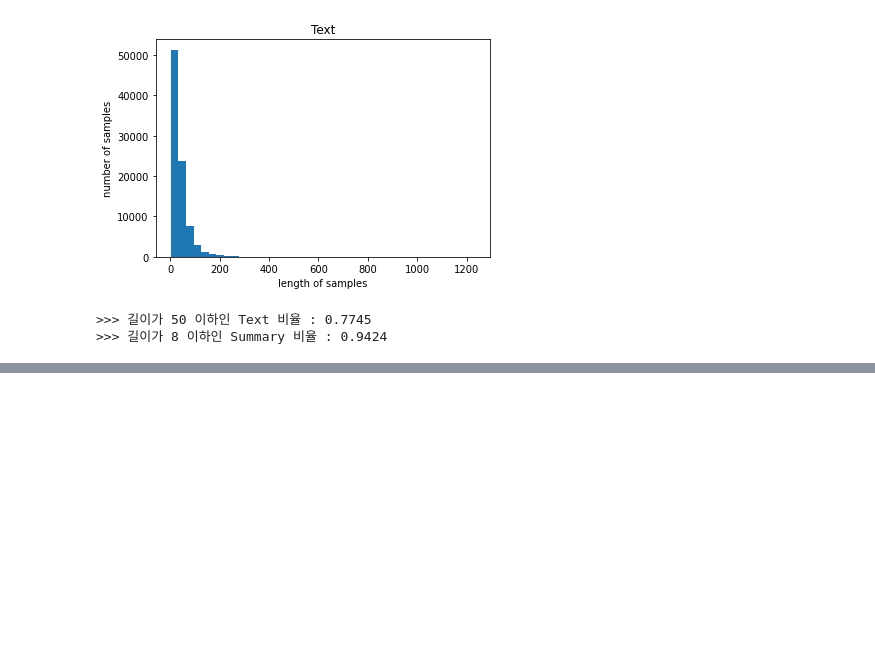
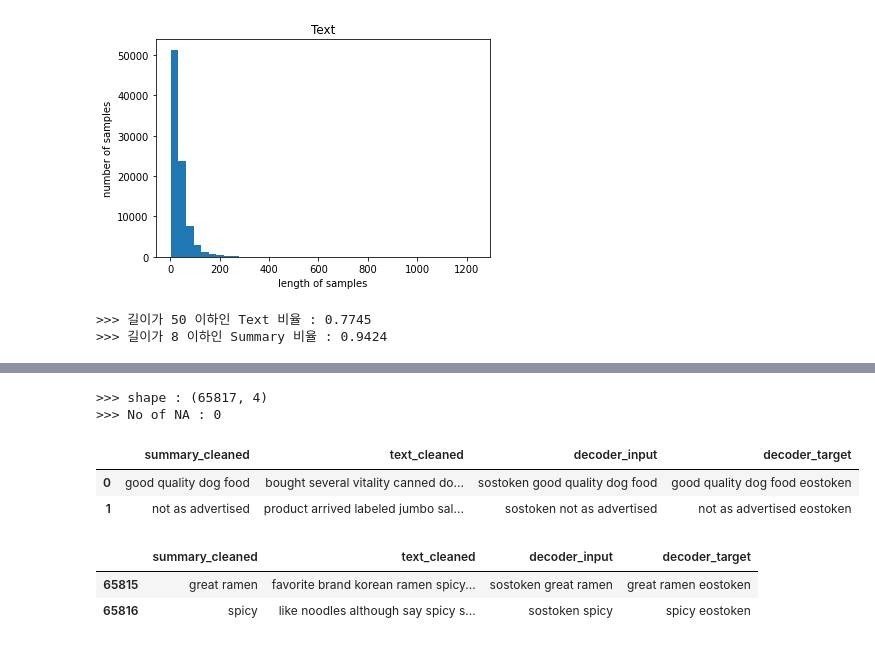
Before and after one commit to sam351/TIL2021, a Jupyter notebook: wikidocs-nlp-deeplearning/19-01_Text-Summarization-with-Attention.ipynb, the cells around one changed output, grey strips where cells are left out. Drawn from its saved outputs; the diff is of its cells as text; code cells hidden in the pictures; blank space fills up the shorter version.

Commit message:
Modify 19-01_Text-Summarization-with-Attention.ipynb
- Modify 1. 데이터 준비 (Prepare data)
  - Initialize train data for seq2seq model

```diff
--- a/wikidocs-nlp-deeplearning/19-01_Text-Summarization-with-Attention.ipynb
+++ b/wikidocs-nlp-deeplearning/19-01_Text-Summarization-with-Attention.ipynb
@@ -217,0 +217,20 @@ show_table(data)
+# %%
+# add special tokens for seq2seq model
+data['decoder_input'] = 'sostoken ' + data['summary_cleaned']
+data['decoder_target'] = data['summary_cleaned'] + ' eostoken'
+
+# initialize train data for seq2seq model
+encoder_input = data['text_cleaned'].values
+decoder_input = data['decoder_input'].values
+decoder_target = data['decoder_target'].values
+
+show_table(data[[c for c in data if '_' in c]])
+# %% [output]
+>>> shape : (65817, 4)
+>>> No of NA : 0
+|  | summary_cleaned | text_cleaned | decoder_input | decoder_target |
+| 0 | good quality dog food | bought several vitality canned do... | sostoken good quality dog food | good quality dog food eostoken |
+| 1 | not as advertised | product arrived labeled jumbo sal... | sostoken not as advertised | not as advertised eostoken |
+|  | summary_cleaned | text_cleaned | decoder_input | decoder_target |
+| 65815 | great ramen | favorite brand korean ramen spicy... | sostoken great ramen | great ramen eostoken |
+| 65816 | spicy | like noodles although say spicy s... | sostoken spicy | spicy eostoken |
```
Also changed, not shown: parts of 4 cells of this notebook.
